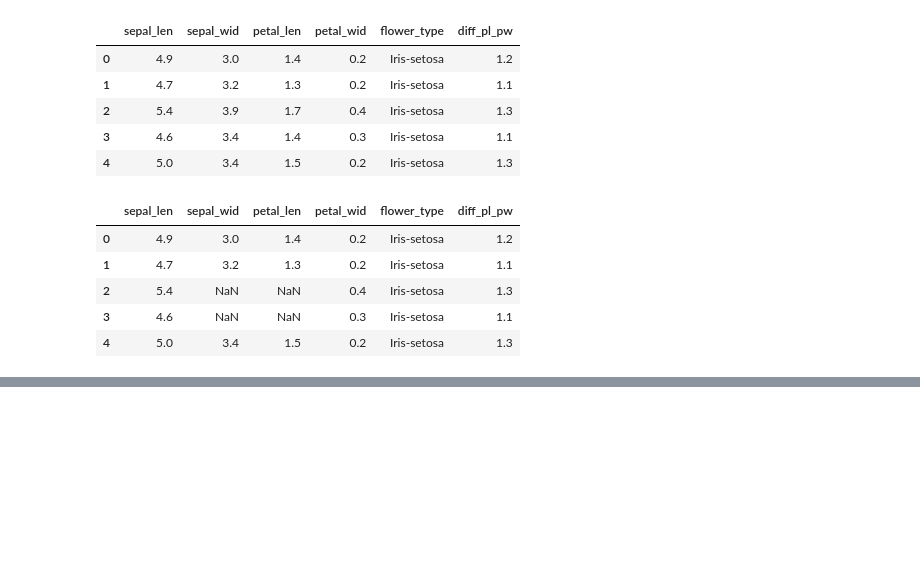
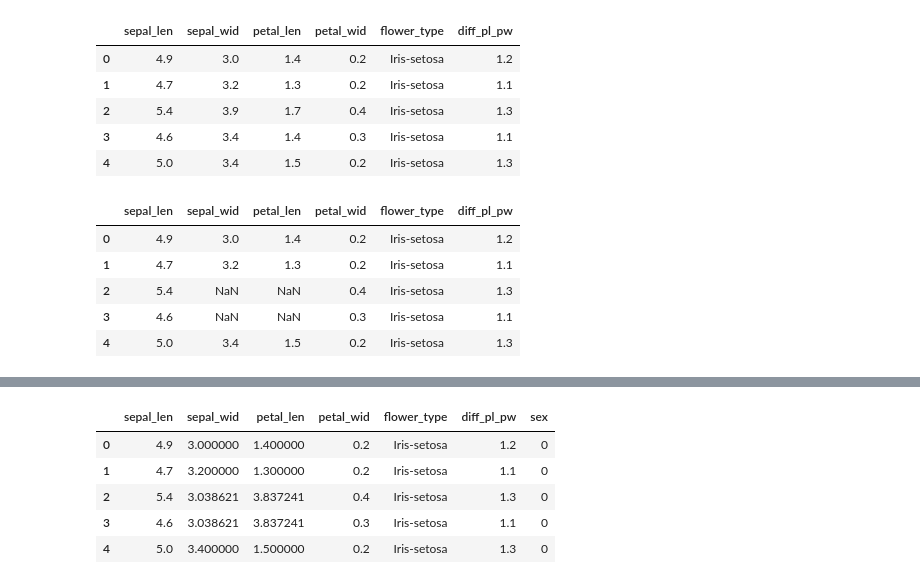
Before and after one commit to nipungera47/Machine_Learning, a Jupyter notebook: Panda/Pandas.ipynb, the cells around one changed output, grey strips where cells are left out. Cells and saved outputs as stored; diff of their text form; code cells hidden in the pictures; blank space fills up the shorter version.

```diff
--- a/Panda/Pandas.ipynb
+++ b/Panda/Pandas.ipynb
@@ -360,0 +436,9 @@ df.sepal_wid.fillna(df.sepal_wid.mean(),inplace=True)
+# %%
+df.head()
+# %% [output]
+|  | sepal_len | sepal_wid | petal_len | petal_wid | flower_type | diff_pl_pw | sex |
+| 0 | 4.9 | 3.000000 | 1.400000 | 0.2 | Iris-setosa | 1.2 | 0 |
+| 1 | 4.7 | 3.200000 | 1.300000 | 0.2 | Iris-setosa | 1.1 | 0 |
+| 2 | 5.4 | 3.038621 | 3.837241 | 0.4 | Iris-setosa | 1.3 | 0 |
+| 3 | 4.6 | 3.038621 | 3.837241 | 0.3 | Iris-setosa | 1.1 | 0 |
+| 4 | 5.0 | 3.400000 | 1.500000 | 0.2 | Iris-setosa | 1.3 | 0 |
```
Also changed, not shown: parts of 9 cells of this notebook, 2 other files.
